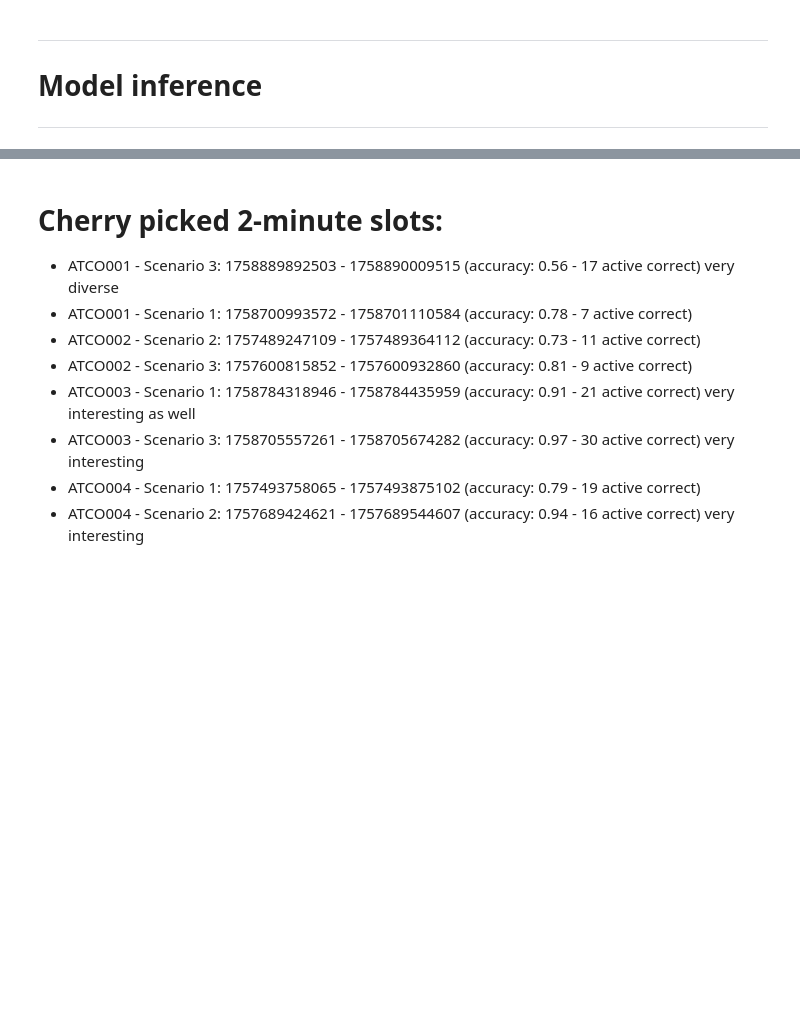
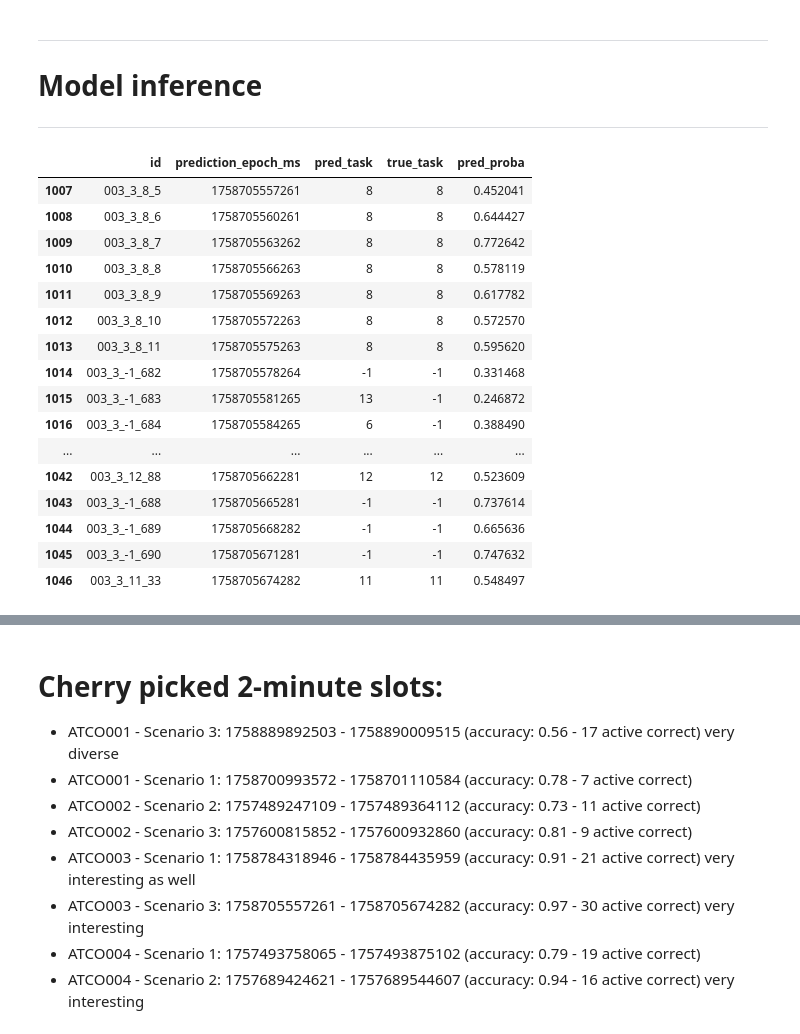
Before and after one commit to kruuZHAW/eye_tracking, a Jupyter notebook: notebooks/exploration/inference_example.ipynb, the cells around one changed output, grey strips where cells are left out. Drawn from its saved outputs; the diff is of its cells as text; code cells hidden in the pictures; blank space fills up the shorter version.

```diff
--- a/notebooks/exploration/inference_example.ipynb
+++ b/notebooks/exploration/inference_example.ipynb
@@ -465,0 +398,20 @@ out["pred_proba"] = P.to_numpy().max(axis=1)
+# %%
+out.query("1758705557261 <= prediction_epoch_ms <= 1758705674282")
+# %% [output]
+|  | id | prediction_epoch_ms | pred_task | true_task | pred_proba |
+| 1007 | 003_3_8_5 | 1758705557261 | 8 | 8 | 0.452041 |
+| 1008 | 003_3_8_6 | 1758705560261 | 8 | 8 | 0.644427 |
+| 1009 | 003_3_8_7 | 1758705563262 | 8 | 8 | 0.772642 |
+| 1010 | 003_3_8_8 | 1758705566263 | 8 | 8 | 0.578119 |
+| 1011 | 003_3_8_9 | 1758705569263 | 8 | 8 | 0.617782 |
+| 1012 | 003_3_8_10 | 1758705572263 | 8 | 8 | 0.572570 |
+| 1013 | 003_3_8_11 | 1758705575263 | 8 | 8 | 0.595620 |
+| 1014 | 003_3_-1_682 | 1758705578264 | -1 | -1 | 0.331468 |
+| 1015 | 003_3_-1_683 | 1758705581265 | 13 | -1 | 0.246872 |
+| 1016 | 003_3_-1_684 | 1758705584265 | 6 | -1 | 0.388490 |
+| ... | ... | ... | ... | ... | ... |
+| 1042 | 003_3_12_88 | 1758705662281 | 12 | 12 | 0.523609 |
+| 1043 | 003_3_-1_688 | 1758705665281 | -1 | -1 | 0.737614 |
+| 1044 | 003_3_-1_689 | 1758705668282 | -1 | -1 | 0.665636 |
+| 1045 | 003_3_-1_690 | 1758705671281 | -1 | -1 | 0.747632 |
+| 1046 | 003_3_11_33 | 1758705674282 | 11 | 11 | 0.548497 |
```
Also changed, not shown: parts of 14 cells of this notebook.
